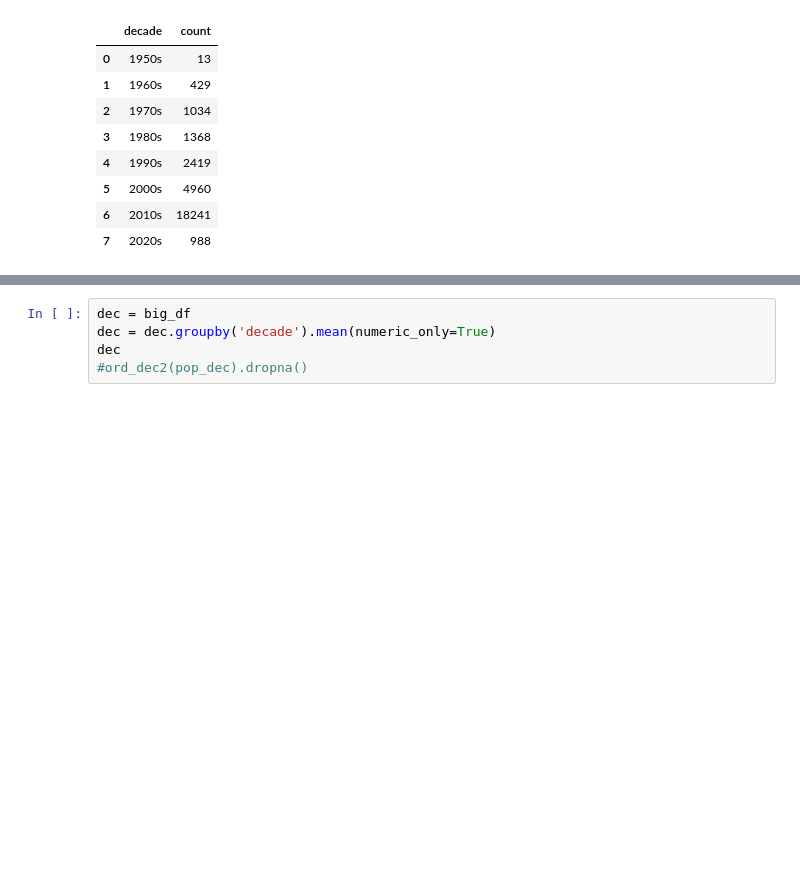
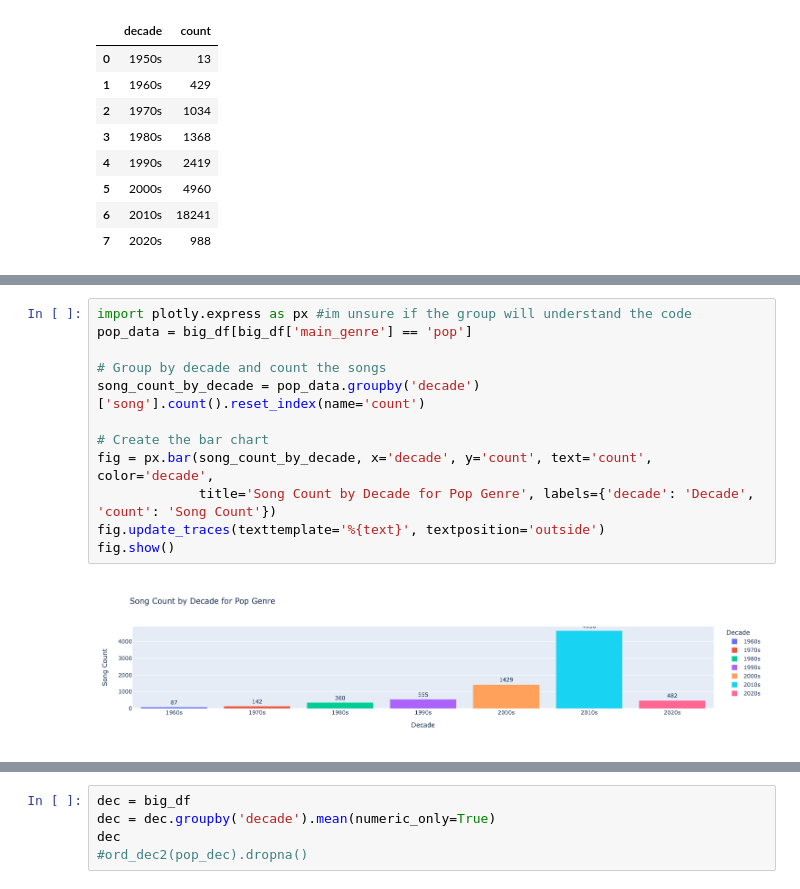
Before and after one commit to tmartabano/Project-for-Data-Munging, a Jupyter notebook: Final_Project_Data(new).ipynb, the cells around one changed output, grey strips where cells are left out. Cells and saved outputs as stored; diff of their text form; blank space fills up the shorter version.

```diff
--- a/Final_Project_Data(new).ipynb
+++ b/Final_Project_Data(new).ipynb
@@ -559,0 +583,14 @@ songs_count_by_decade
+# %%
+import plotly.express as px #im unsure if the group will understand the code
+pop_data = big_df[big_df['main_genre'] == 'pop']
+
+# Group by decade and count the songs
+song_count_by_decade = pop_data.groupby('decade')['song'].count().reset_index(name='count')
+
+# Create the bar chart
+fig = px.bar(song_count_by_decade, x='decade', y='count', text='count', color='decade',
+             title='Song Count by Decade for Pop Genre', labels={'decade': 'Decade', 'count': 'Song Count'})
+fig.update_traces(texttemplate='%{text}', textposition='outside')
+fig.show()
+# %% [output]
+[figure, added]
```
Also changed, not shown: parts of 7 cells of this notebook.
